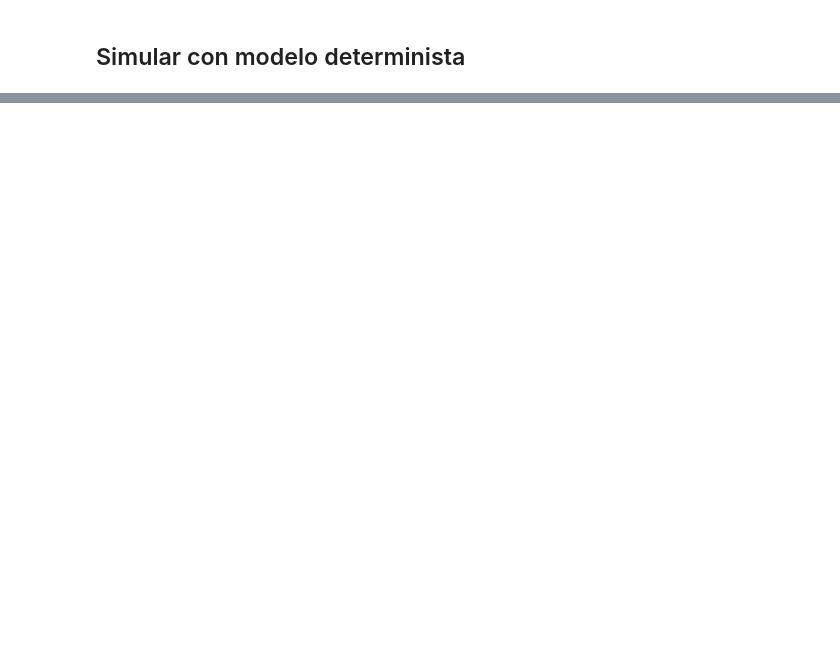
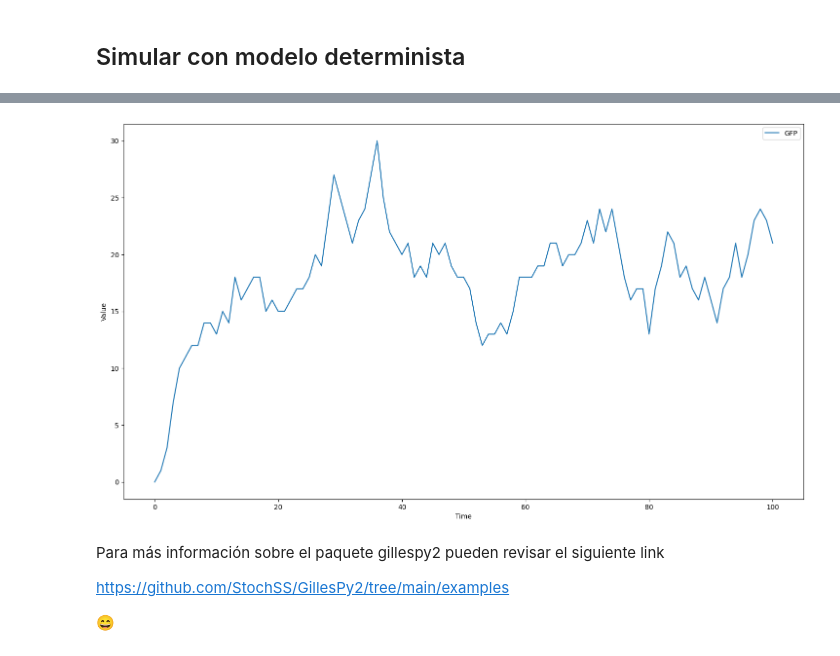
Before and after one commit to sysbio-unam/practicas-computacionales-Python, a Jupyter notebook: algoritmo_Gillespie.ipynb, the cells around one changed output, grey strips where cells are left out. Saved outputs shown, nothing was run; the diff lists cells and outputs as text; code cells hidden in the pictures; blank space fills up the shorter version.

```diff
--- a/algoritmo_Gillespie.ipynb
+++ b/algoritmo_Gillespie.ipynb
@@ -118,0 +213,19 @@ plt.legend(["GFP(t)", "estado estacionario"])
+# %%
+# Instantiate your Model.
+model = GFP()
+# %%
+"""
+Run a stochastic simulation on the Model and store the results in the 'results' variable.
+GillesPy2 will use the best solver for the Model if no solver is declared (see below).
+"""
+results = model.run()
+# %%
+results.plot()
+# %% [output]
+[figure, added]
+# %% [markdown]
+Para más información sobre el paquete gillespy2 pueden revisar el siguiente link
+
+https://github.com/StochSS/GillesPy2/tree/main/examples
+
+😄
```
Also changed, not shown: parts of 8 cells of this notebook.
